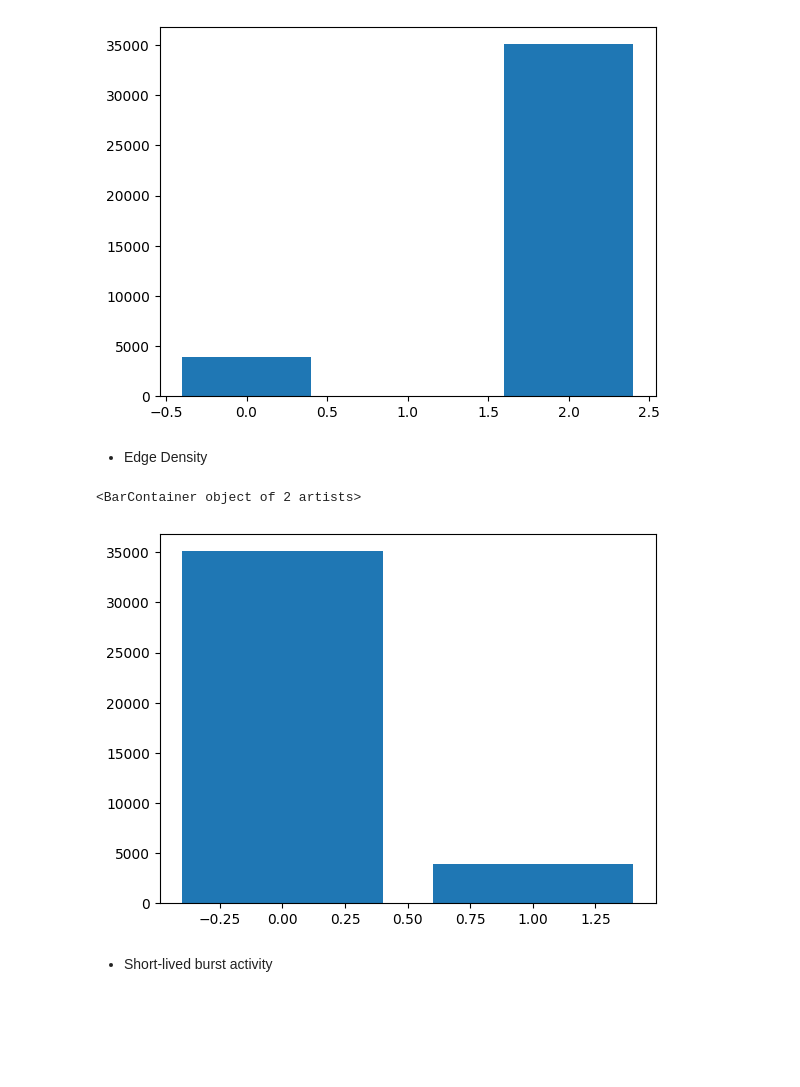
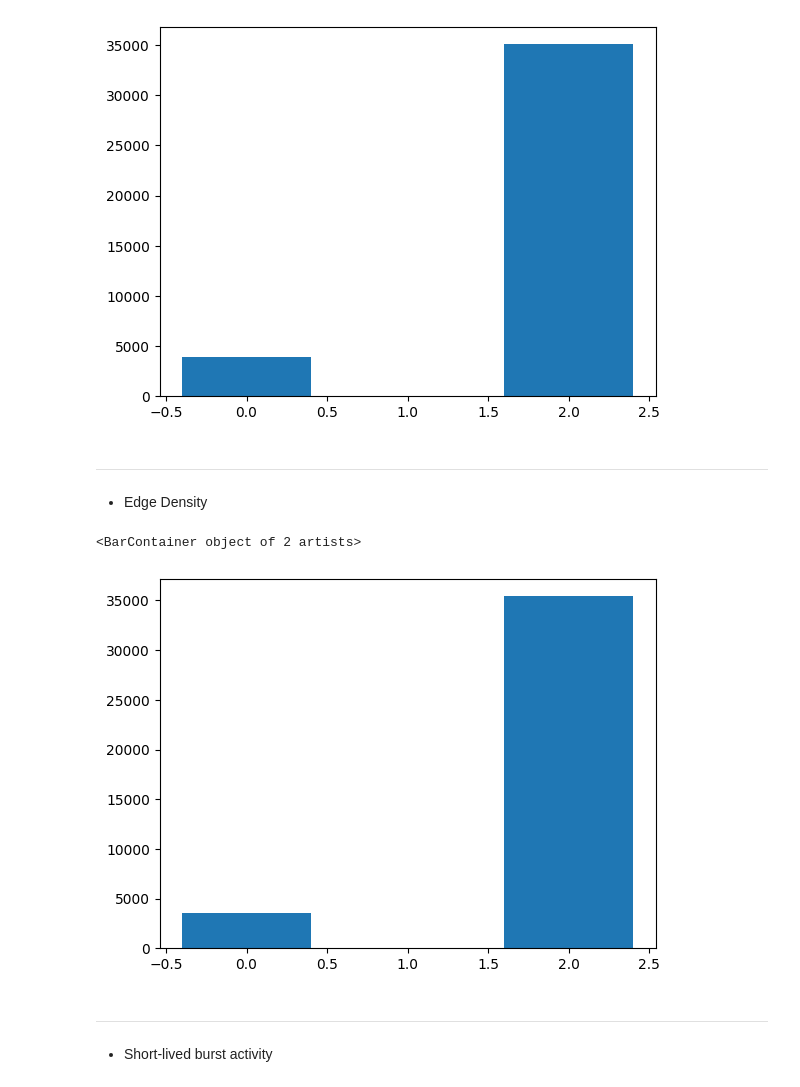
Before and after one commit to FrosBitz/KBTG-hackathon, a Jupyter notebook: FaSTM∀N_Pipeline.ipynb, the cells around one changed output. Cells and saved outputs as stored; diff of their text form; code cells hidden in the pictures; blank space fills up the shorter version.

```diff
--- a/EDA_memory_optim.ipynb
+++ b/FaSTM∀N_Pipeline.ipynb
@@ -777,7 +766,6 @@ community_features = nodes_with_community.group_by("community_id").agg([
     "total_tx_out_degree": pl.Int32,
 }).with_columns([
     (pl.col("last_transaction_time") - pl.col("first_transaction_time")).alias("active_duration"),
-    (pl.col("total_amount") / pl.col("transactions_count")).alias("avg_amount_per_tx"),
     (pl.col("total_tx_in_degree") - pl.col("total_tx_out_degree")).abs().alias("degree_imbalance"),
 ])
 # %%
@@ -961,6 +963,8 @@ plt.bar(
 # %% [output]
 <BarContainer object of 2 artists>
 [figure]
+# %% [markdown]
+---
 # %% [markdown]
 - Edge Density
 # %%
@@ -972,18 +977,20 @@ community_features = community_features.with_columns([
     ((pl.col("edge_density") > edge_density_90th_percentile).cast(pl.Int8) * 2).alias("high_edge_density_flag")
 ])
 # %%
-# plot bar chart of short_active_duration_flag counts
-short_active_count = community_features.group_by("short_active_duration_flag").agg([
+# plot bar chart of high_edge_density_flag counts
+high_edge_density_count = community_features.group_by("high_edge_density_flag").agg([
     pl.len().alias("count")
 ])
 
 plt.bar(
-    short_active_count.select("short_active_duration_flag").collect().to_numpy().flatten(),
-    short_active_count.select("count").collect().to_numpy().flatten()
+    high_edge_density_count.select("high_edge_density_flag").collect().to_numpy().flatten(),
+    high_edge_density_count.select("count").collect().to_numpy().flatten()
 )
 # %% [output]
 <BarContainer object of 2 artists>
-[figure, old version]
+[figure, new version]
+# %% [markdown]
+---
 # %% [markdown]
 - Short-lived burst activity
 # %%
```
Also changed, not shown: parts of 49 cells of this notebook, 2 other files.
